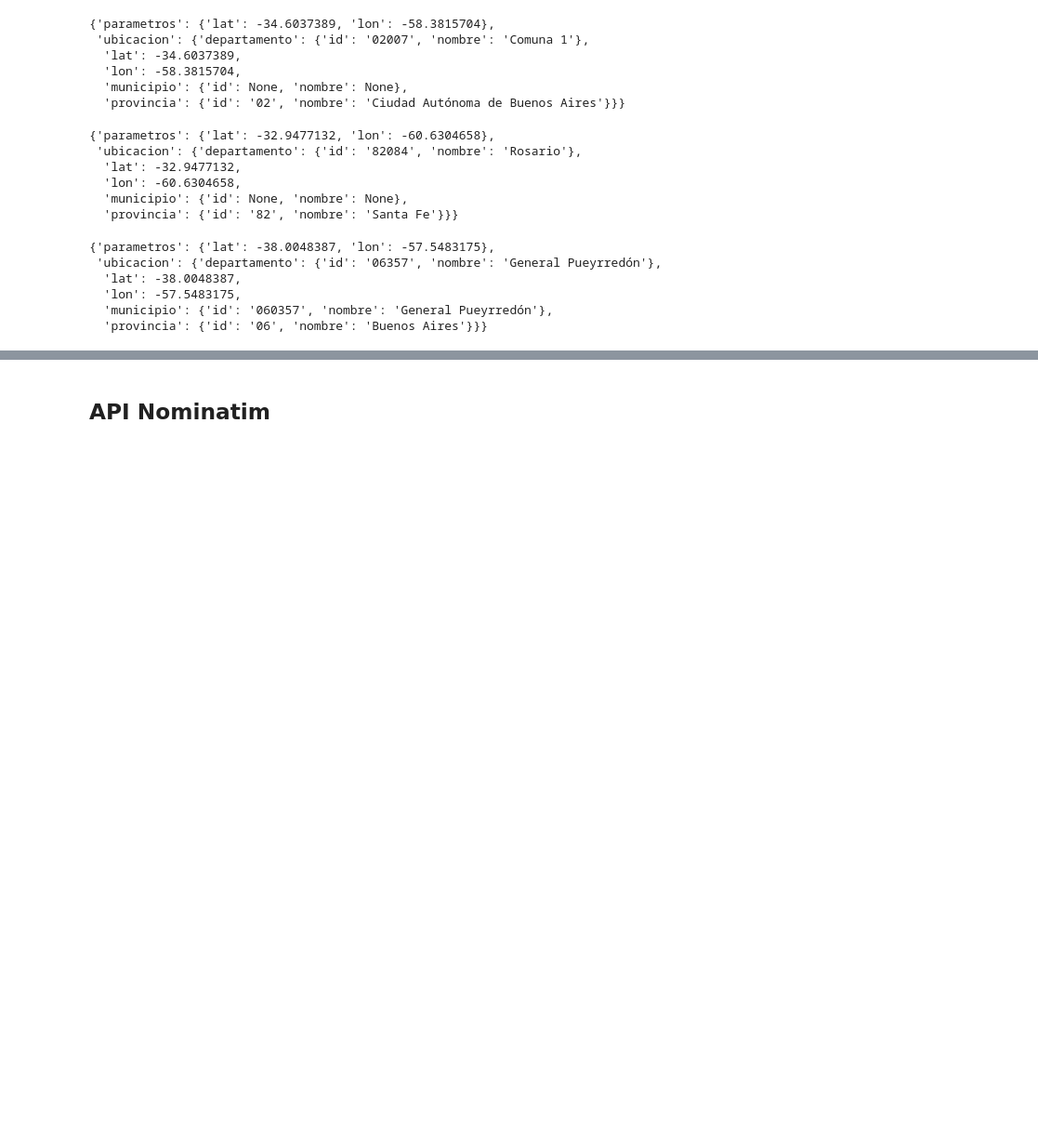
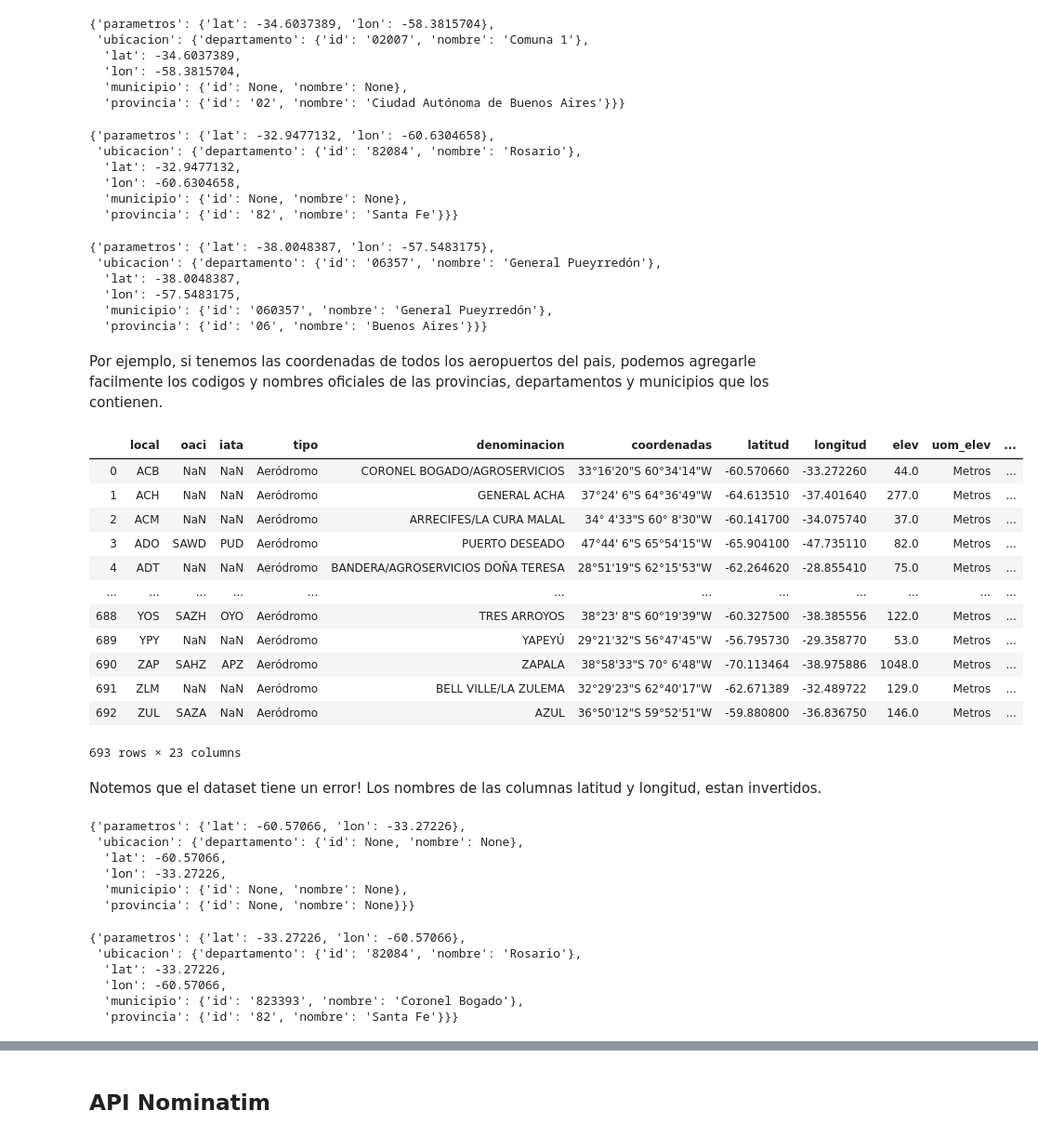
Before and after one commit to institutohumai/cursos-python, a Jupyter notebook: APIs/1_APIs_Geograficas/clase-1.ipynb, the cells around one changed output, grey strips where cells are left out. Shown at 93% size. Drawn from its saved outputs; the diff is of its cells as text; code cells hidden in the pictures; blank space fills up the shorter version.

```diff
--- a/APIs/1_APIs_Geograficas/clase-1.ipynb
+++ b/APIs/1_APIs_Geograficas/clase-1.ipynb
@@ -585,3 +585,56 @@ requests.get(
   'lon': -57.5483175,
   'municipio': {'id': '060357', 'nombre': 'General Pueyrredón'},
   'provincia': {'id': '06', 'nombre': 'Buenos Aires'}}}
+# %% [markdown]
+Por ejemplo, si tenemos las coordenadas de todos los aeropuertos del pais, podemos agregarle facilmente los codigos y nombres oficiales de las provincias, departamentos y municipios que los contienen.
+# %%
+aeropuertos = pd.read_csv(
+    'https://servicios.transporte.gob.ar/gobierno_abierto/descargar.php?t=aeropuertos&d=detalle',
+    sep=';'
+)
+# %%
+aeropuertos
+# %% [output]
+|  | local | oaci | iata | tipo | denominacion | coordenadas | latitud | longitud | elev | uom_elev | ... |
+| 0 | ACB | NaN | NaN | Aeródromo | CORONEL BOGADO/AGROSERVICIOS | 33°16'20"S 60°34'14"W | -60.570660 | -33.272260 | 44.0 | Metros | ... |
+| 1 | ACH | NaN | NaN | Aeródromo | GENERAL ACHA | 37°24' 6"S 64°36'49"W | -64.613510 | -37.401640 | 277.0 | Metros | ... |
+| 2 | ACM | NaN | NaN | Aeródromo | ARRECIFES/LA CURA MALAL | 34° 4'33"S 60° 8'30"W | -60.141700 | -34.075740 | 37.0 | Metros | ... |
+| 3 | ADO | SAWD | PUD | Aeródromo | PUERTO DESEADO | 47°44' 6"S 65°54'15"W | -65.904100 | -47.735110 | 82.0 | Metros | ... |
+| 4 | ADT | NaN | NaN | Aeródromo | BANDERA/AGROSERVICIOS DOÑA TERESA | 28°51'19"S 62°15'53"W | -62.264620 | -28.855410 | 75.0 | Metros | ... |
+| ... | ... | ... | ... | ... | ... | ... | ... | ... | ... | ... | ... |
+| 688 | YOS | SAZH | OYO | Aeródromo | TRES ARROYOS | 38°23' 8"S 60°19'39"W | -60.327500 | -38.385556 | 122.0 | Metros | ... |
+| 689 | YPY | NaN | NaN | Aeródromo | YAPEYÚ | 29°21'32"S 56°47'45"W | -56.795730 | -29.358770 | 53.0 | Metros | ... |
+| 690 | ZAP | SAHZ | APZ | Aeródromo | ZAPALA | 38°58'33"S 70° 6'48"W | -70.113464 | -38.975886 | 1048.0 | Metros | ... |
+| 691 | ZLM | NaN | NaN | Aeródromo | BELL VILLE/LA ZULEMA | 32°29'23"S 62°40'17"W | -62.671389 | -32.489722 | 129.0 | Metros | ... |
+| 692 | ZUL | SAZA | NaN | Aeródromo | AZUL | 36°50'12"S 59°52'51"W | -59.880800 | -36.836750 | 146.0 | Metros | ... |
+693 rows × 23 columns
+# %% [markdown]
+Notemos que el dataset tiene un error! Los nombres de las columnas latitud y longitud, estan invertidos.
+# %%
+lat = aeropuertos.iloc[0]['latitud']
+lon = aeropuertos.iloc[0]['longitud']
+
+requests.get(
+    f'https://apis.datos.gob.ar/georef/api/ubicacion?lat={lat}&lon={lon}'
+).json()
+# %% [output]
+{'parametros': {'lat': -60.57066, 'lon': -33.27226},
+ 'ubicacion': {'departamento': {'id': None, 'nombre': None},
+  'lat': -60.57066,
+  'lon': -33.27226,
+  'municipio': {'id': None, 'nombre': None},
+  'provincia': {'id': None, 'nombre': None}}}
+# %%
+lat = aeropuertos.iloc[0]['longitud']
+lon = aeropuertos.iloc[0]['latitud']
+
+requests.get(
+    f'https://apis.datos.gob.ar/georef/api/ubicacion?lat={lat}&lon={lon}'
+).json()
+# %% [output]
+{'parametros': {'lat': -33.27226, 'lon': -60.57066},
+ 'ubicacion': {'departamento': {'id': '82084', 'nombre': 'Rosario'},
+  'lat': -33.27226,
+  'lon': -60.57066,
+  'municipio': {'id': '823393', 'nombre': 'Coronel Bogado'},
+  'provincia': {'id': '82', 'nombre': 'Santa Fe'}}}
```
Also changed, not shown: parts of 21 cells of this notebook, 1 other file.
